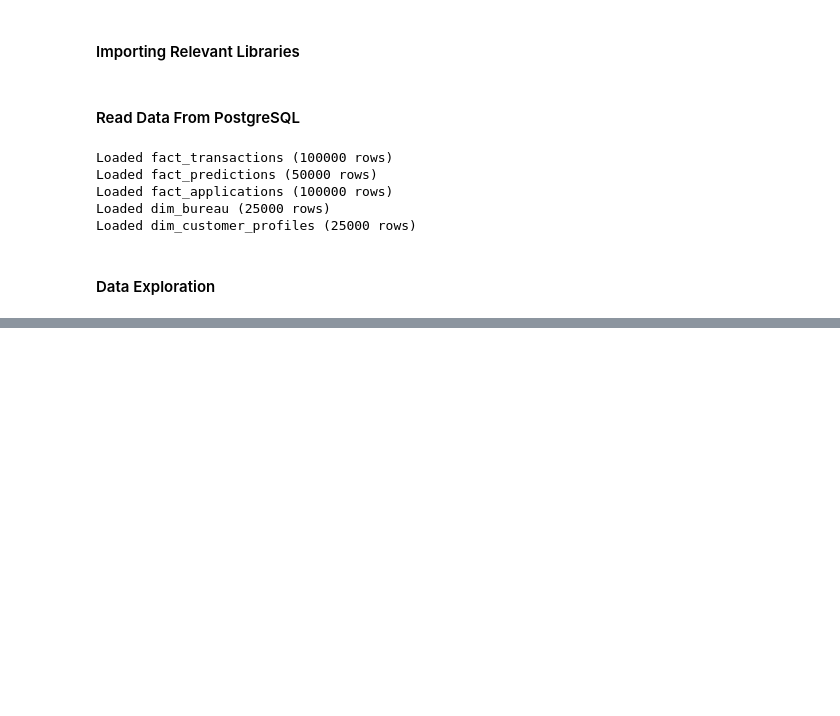
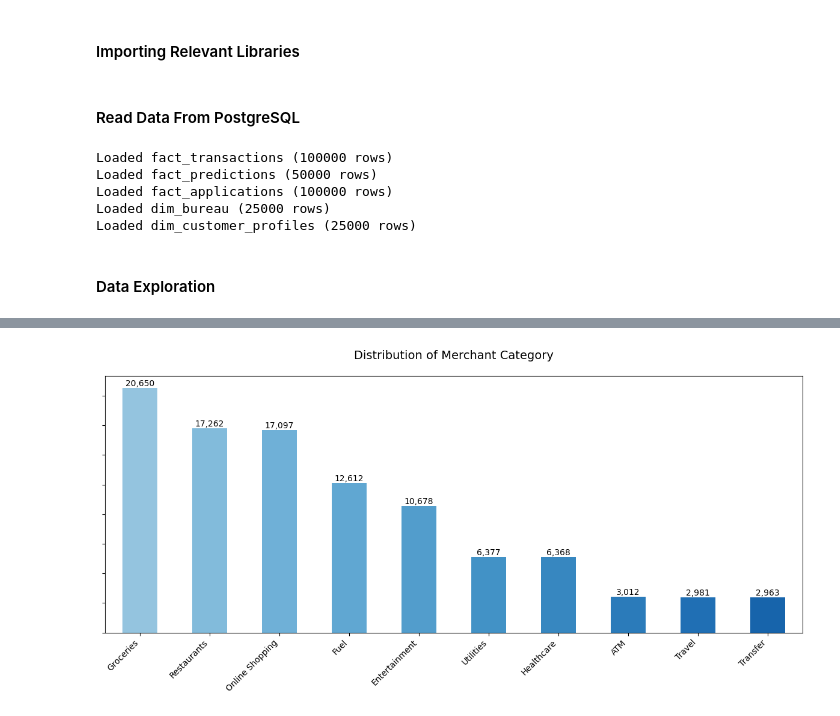
Before and after one commit to Richard-Gidi/FinRisk-ai, a Jupyter notebook: notebooks/01_data_exploration.ipynb, the cells around one changed output, grey strips where cells are left out. Drawn from its saved outputs; the diff is of its cells as text; code cells hidden in the pictures; blank space fills up the shorter version.

Commit message:
distribution of categorical features

```diff
--- a/notebooks/01_data_exploration.ipynb
+++ b/notebooks/01_data_exploration.ipynb
@@ -570,0 +573,82 @@ Report saved to inspection_report.txt
+# %%
+def format_value(x):
+    """Format numbers with comma as thousand separator"""
+    return f"{int(x):,}"
+
+def plot_categorical_feature(df, feature, title, figsize=(12, 6)):
+    plt.figure(figsize=figsize)
+
+    # Calculate value counts and sort
+    counts = df[feature].value_counts()
+
+    # Create bar plot with custom colors
+    colors = plt.cm.Blues(np.linspace(0.4, 0.8, len(counts)))
+    ax = counts.plot(kind='bar', color=colors)
+
+    # Customize the plot
+    plt.title(title, fontsize=14, pad=20)
+    plt.xticks(rotation=45, ha='right')
+
+    # Hide axis labels
+    ax.set_ylabel('')
+    ax.set_xlabel('')
+    ax.set_yticklabels([])
+
+    # Add data labels
+    for i, v in enumerate(counts):
+        ax.text(i, v, format_value(v),
+                ha='center', va='bottom')
+
+    plt.tight_layout()
+    plt.show()
+
+# Create visualizations for each categorical feature
+categorical_features = [
+    'merchant_category', 'transaction_type', 'location',
+    'device_info', 'fraud_flag', 'investigation_status'
+]
+
+for feature in categorical_features:
+    plot_categorical_feature(
+        transactions_df,
+        feature,
+        f'Distribution of {feature.replace("_", " ").title()}'
+    )
+
+# Cross tabulation with fraud_flag
+def plot_fraud_distribution(df, feature, title, figsize=(12, 6)):
+    plt.figure(figsize=figsize)
+
+    # Calculate cross tabulation
+    cross_tab = pd.crosstab(df[feature], df['fraud_flag'])
+
+    # Calculate percentages
+    cross_tab_pct = cross_tab.div(cross_tab.sum(axis=1), axis=0) * 100
+
+    # Plot stacked bars
+    colors = ['#E6EEF4', '#2C3E50']  # Light blue and dark blue
+    ax = cross_tab_pct.plot(kind='bar', stacked=True, color=colors)
+
+    plt.title(title, fontsize=14, pad=20)
+    plt.xticks(rotation=45, ha='right')
+    plt.ylabel('Percentage')
+
+    # Remove x-axis label
+    ax.set_xlabel('')
+
+    # Add percentage labels
+    for c in ax.containers:
+        ax.bar_label(c, fmt='%.1f%%', label_type='center')
+
+    plt.tight_layout()
+    plt.show()
+
+# Create fraud distribution plots for each feature except fraud_flag
+for feature in [f for f in categorical_features if f != 'fraud_flag']:
+    plot_fraud_distribution(
+        transactions_df,
+        feature,
+        f'Fraud Distribution by {feature.replace("_", " ").title()}'
+    )
+# %% [output]
+[figure, added]
```
Also changed, not shown: parts of 5 cells of this notebook.
